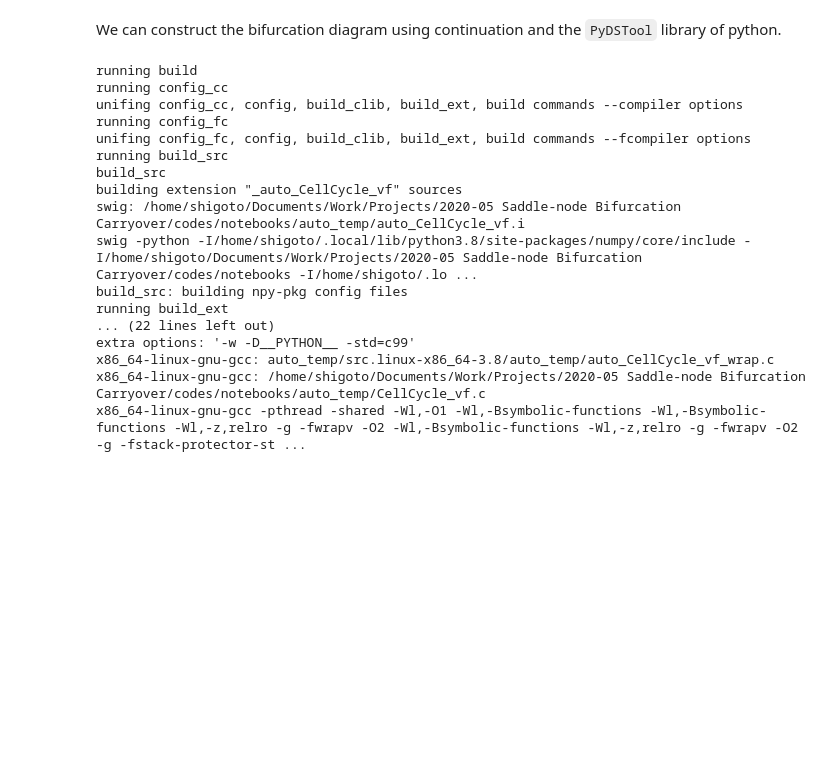
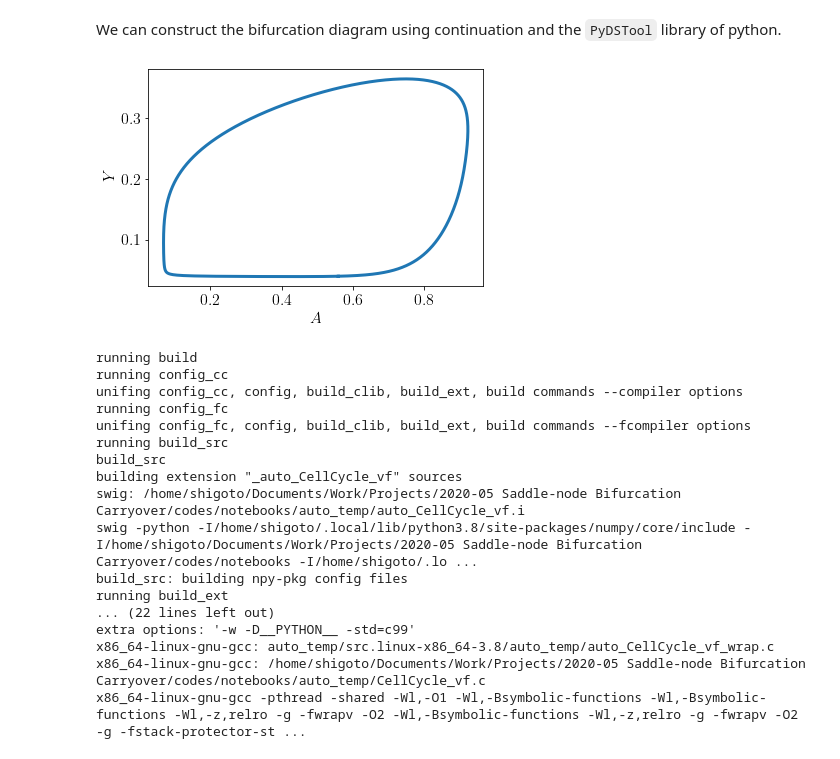
Before and after one commit to ccontrer/20-05SNBifurcationCarryover, a Jupyter notebook: notebooks/Application Cell cycle.ipynb, the cells around one changed output. Saved outputs shown, nothing was run; the diff lists cells and outputs as text; code cells hidden in the pictures; blank space fills up the shorter version.

```diff
--- a/notebooks/Application Cell cycle.ipynb
+++ b/notebooks/Application Cell cycle.ipynb
@@ -68,5 +68,15 @@ DSargs.xdomain = {'Y': [0, 5.0], 'P': [0, 10.0], 'A': [0, 10.0]}
 DSargs.varspecs = {'Y': Ystr, 'P': Pstr, 'A': Astr}
 DSargs.ics = ics
 DS = dst.Generator.Vode_ODEsystem(DSargs)
+# %%
+traj = DS.compute('cycle')
+cycle = traj.sample(dt=0.0001, tlo=0, thi=56.45, precise=True)
+cycle.indepvararray = cycle.indepvararray.flatten()
+plt.plot(cycle['A'], cycle['Y'])
+plt.xlabel('$A$')
+plt.ylabel('$Y$')
+plt.show()
+# %% [output]
+[figure, added]
 # %%
 PC = dst.ContClass(DS)
```
Also changed, not shown: parts of 33 cells of this notebook, 17 other files.
